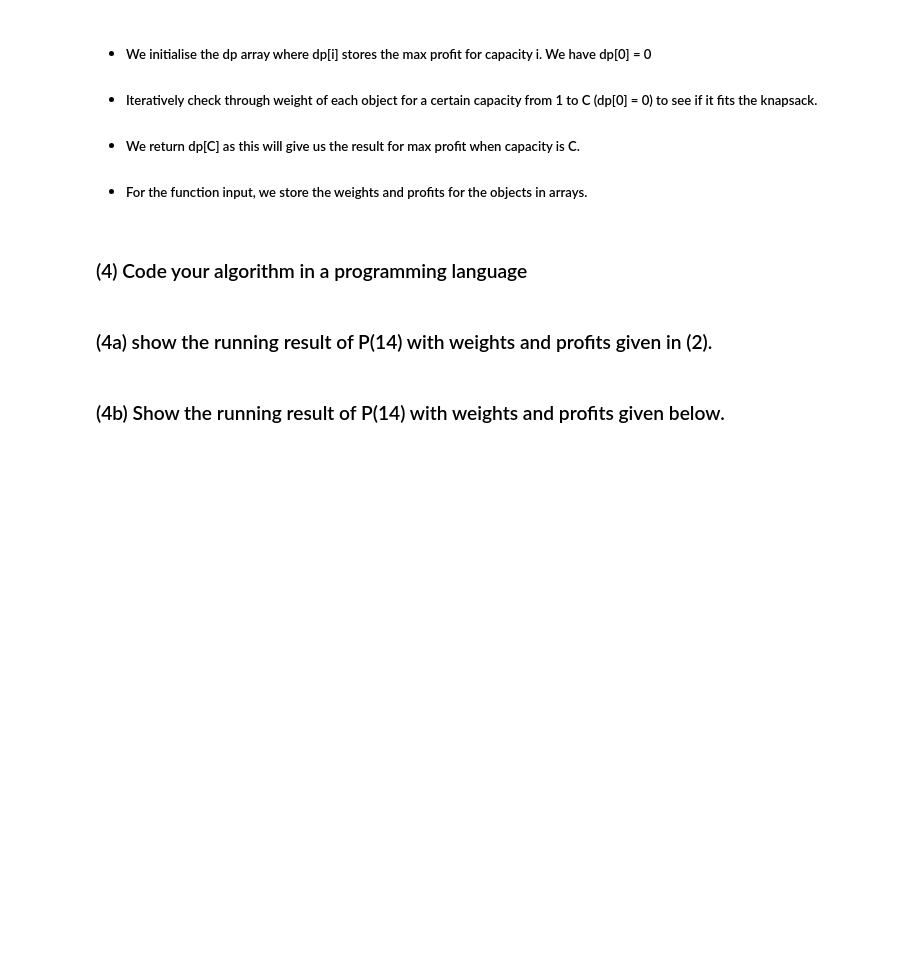
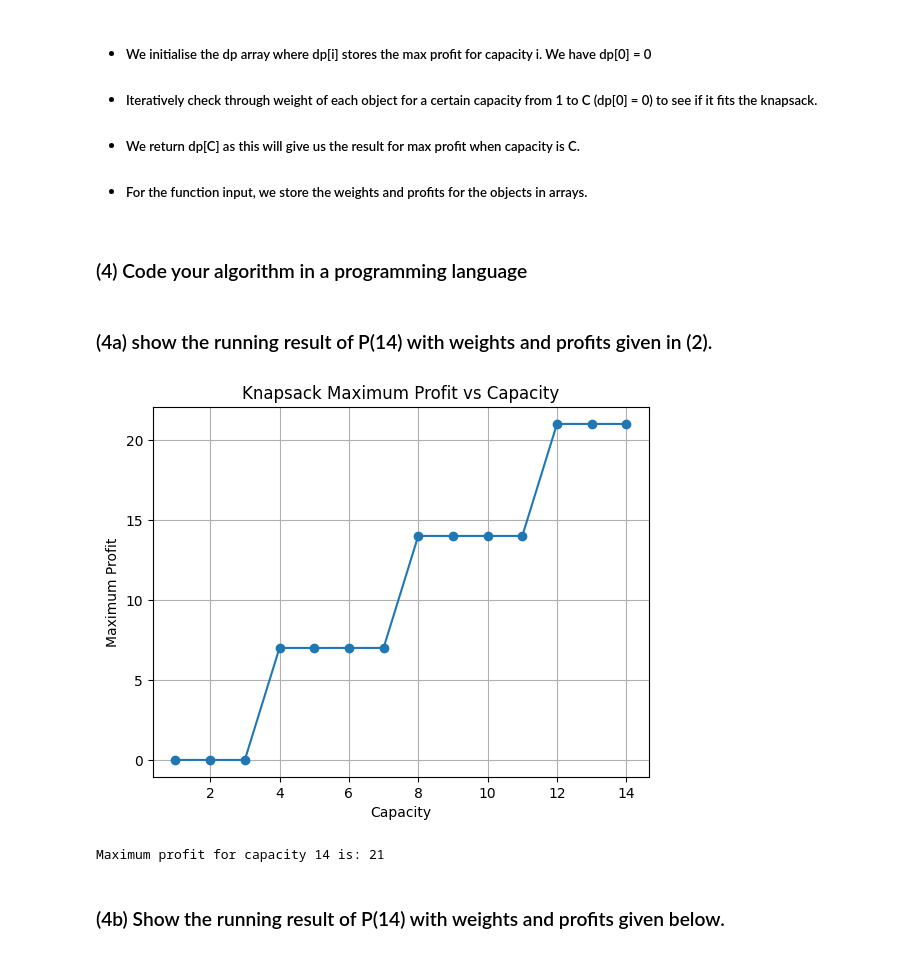
Before and after one commit to bobesaur/SC2001-Group7-Project3, a Jupyter notebook: code/main.ipynb, the cells around one changed output. Cells and saved outputs as stored; diff of their text form; code cells hidden in the pictures; blank space fills up the shorter version.

Commit message:
ari part 4a

```diff
--- a/code/main.ipynb
+++ b/code/main.ipynb
@@ -65,5 +65,42 @@ def knapsack_problem(C, weights, profits, n):
 ### (4) Code your algorithm in a programming language
 # %% [markdown]
 ### (4a) show the running result of P(14) with weights and profits given in (2).
+# %%
+import matplotlib.pyplot as plt
+
+def knapsack_problem_plot(C, weights, profits,n):
+    capacities = []
+    dp = [0] * (C + 1)
+
+    for j in range(1, C + 1):  # For each capacity
+
+        for i in range(n):  # For each object type
+
+            if weights[i] <= j:  # Check if the object can fit
+                dp[j] = max(dp[j], dp[j - weights[i]] + profits[i])
+
+        capacities.append(dp[j])
+
+    # Plotting the profits
+    plt.plot(range(1, C + 1), capacities, marker='o')
+    plt.title("Knapsack Maximum Profit vs Capacity")
+    plt.xlabel("Capacity")
+    plt.ylabel("Maximum Profit")
+    plt.grid(True)
+    plt.show()
+
+    return dp[C]
+
+# Given values from part (2)
+weights = [4, 6, 8]
+profits = [7, 6, 9]
+C = 14
+
+# Run the modified function with plotting
+result = knapsack_problem_plot(C, weights, profits, len(weights))
+print(f"Maximum profit for capacity {C} is: {result}")
+# %% [output]
+[figure, added]
+Maximum profit for capacity 14 is: 21
 # %% [markdown]
 ### (4b) Show the running result of P(14) with weights and profits given below.
```
Also changed, not shown: parts of 3 cells of this notebook.
